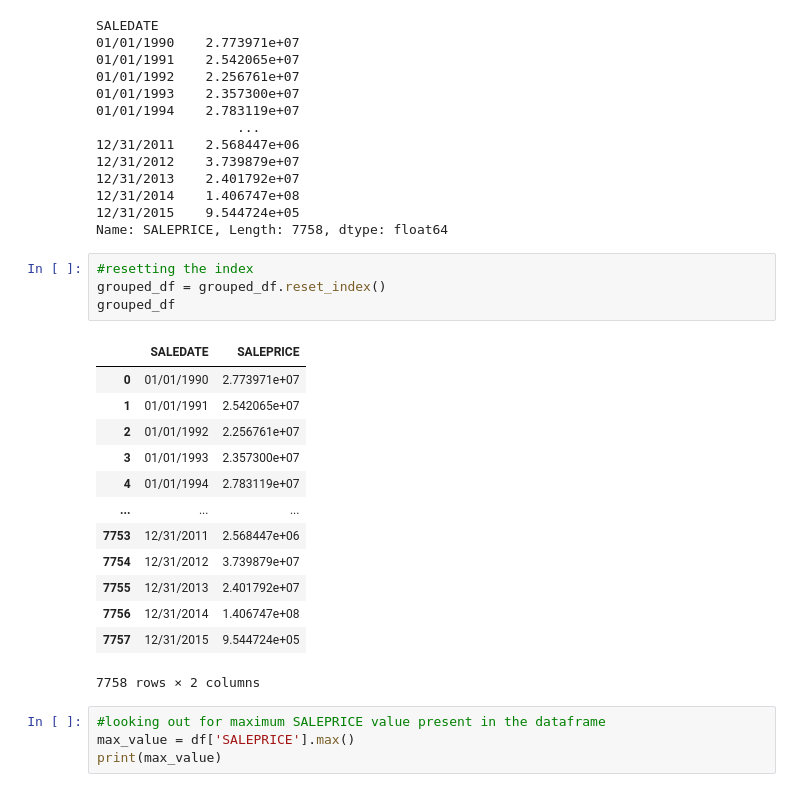
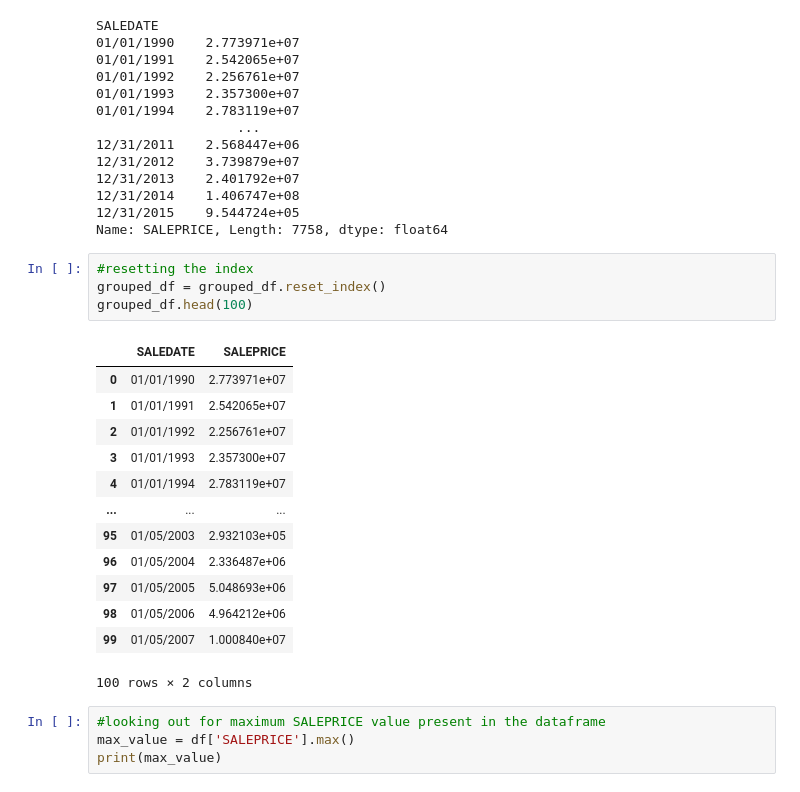
Before and after one commit to sakshi752/sales2, a Jupyter notebook: sales forecast 2.ipynb, the cells around one changed output. Drawn from its saved outputs; the diff is of its cells as text.

```diff
--- a/sales forecast 2.ipynb
+++ b/sales forecast 2.ipynb
@@ -66,21 +60,21 @@ Name: SALEPRICE, Length: 7758, dtype: float64
 # %%
 #resetting the index
 grouped_df = grouped_df.reset_index()
-grouped_df
+grouped_df.head(100)
 # %% [output]
 |  | SALEDATE | SALEPRICE |
 | 0 | 01/01/1990 | 2.773971e+07 |
 | 1 | 01/01/1991 | 2.542065e+07 |
 | 2 | 01/01/1992 | 2.256761e+07 |
 | 3 | 01/01/1993 | 2.357300e+07 |
 | 4 | 01/01/1994 | 2.783119e+07 |
 | ... | ... | ... |
-| 7753 | 12/31/2011 | 2.568447e+06 |
-| 7754 | 12/31/2012 | 3.739879e+07 |
-| 7755 | 12/31/2013 | 2.401792e+07 |
-| 7756 | 12/31/2014 | 1.406747e+08 |
-| 7757 | 12/31/2015 | 9.544724e+05 |
+| 95 | 01/05/2003 | 2.932103e+05 |
+| 96 | 01/05/2004 | 2.336487e+06 |
+| 97 | 01/05/2005 | 5.048693e+06 |
+| 98 | 01/05/2006 | 4.964212e+06 |
+| 99 | 01/05/2007 | 1.000840e+07 |
-7758 rows × 2 columns
+100 rows × 2 columns
 # %%
 #looking out for maximum SALEPRICE value present in the dataframe
 max_value = df['SALEPRICE'].max()
```
Also changed, not shown: parts of 6 cells of this notebook.
